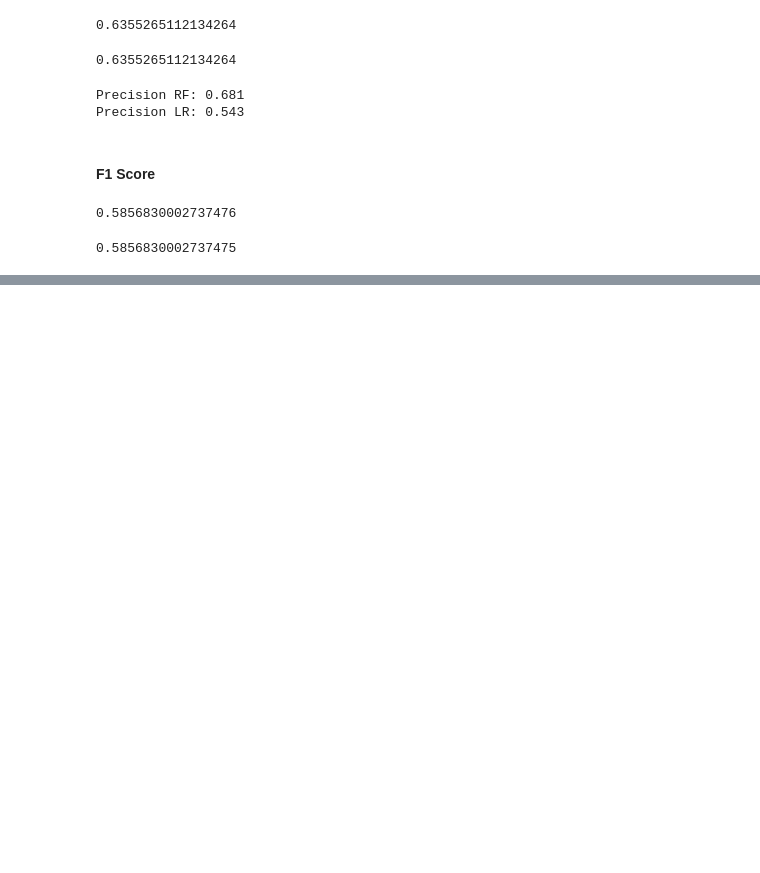
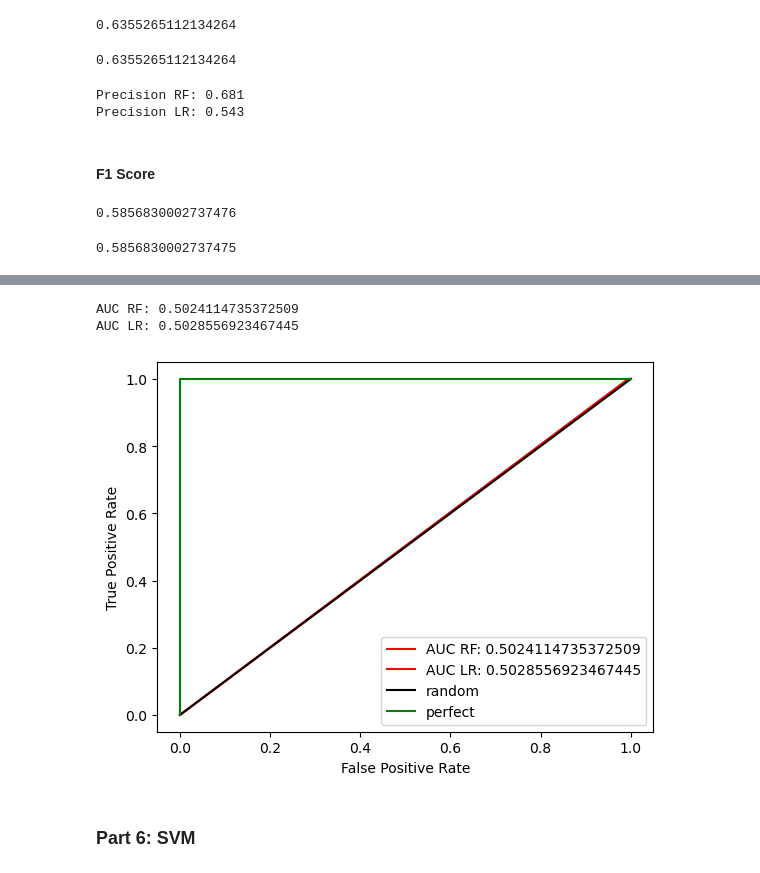
Before and after one commit to vregi/empi-assignments, a Jupyter notebook: assignment1.ipynb, the cells around one changed output, grey strips where cells are left out. Drawn from its saved outputs; the diff is of its cells as text; code cells hidden in the pictures; blank space fills up the shorter version.

```diff
--- a/assignment1.ipynb
+++ b/assignment1.ipynb
@@ -503,0 +559,21 @@ AssertionError: My f1 failed on LR
+# %%
+auc_RF = roc_auc_score(df.actual_label.values, df.predicted_RF.values)
+auc_LR = roc_auc_score(df.actual_label.values, df.predicted_LR.values)
+print(f'AUC RF: {auc_RF}')
+print(f'AUC LR: {auc_LR}')
+# %% [output]
+AUC RF: 0.5024114735372509
+AUC LR: 0.5028556923467445
+# %%
+plt.plot(fpr_RF, tpr_RF, 'r-', label=f'AUC RF: {auc_RF}')
+plt.plot(fpr_LR, tpr_LR, 'r-', label=f'AUC LR: {auc_LR}')
+plt.plot([0,1], [0,1], 'k-', label='random')
+plt.plot([0,0,1,1], [0,1,1,1], 'g-', label='perfect')
+plt.legend()
+plt.xlabel('False Positive Rate')
+plt.ylabel('True Positive Rate')
+plt.show()
+# %% [output]
+[figure, added]
+# %% [markdown]
+### Part 6: SVM
```
Also changed, not shown: parts of 30 cells of this notebook.
